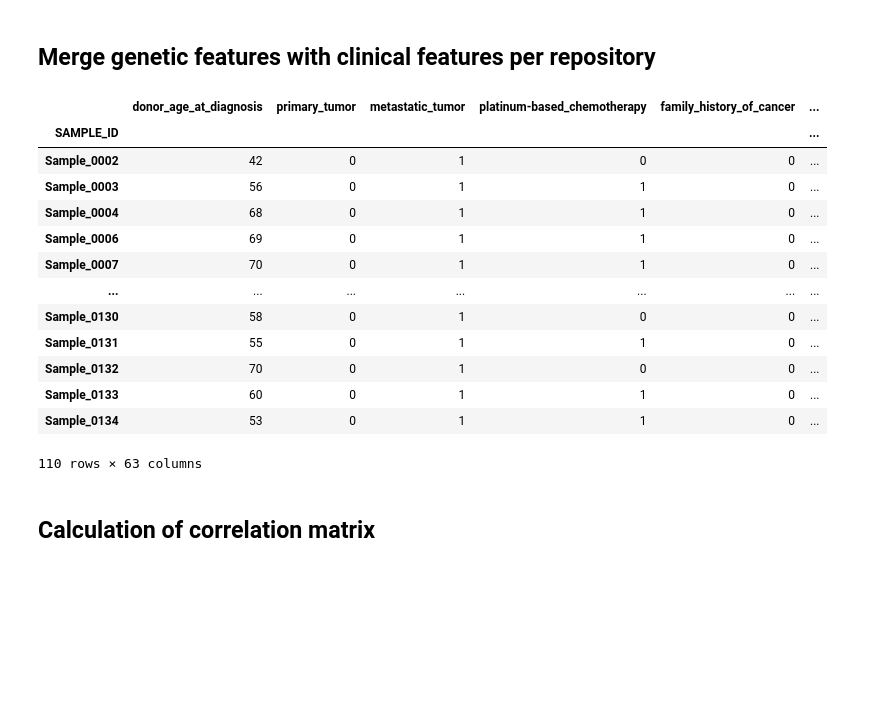
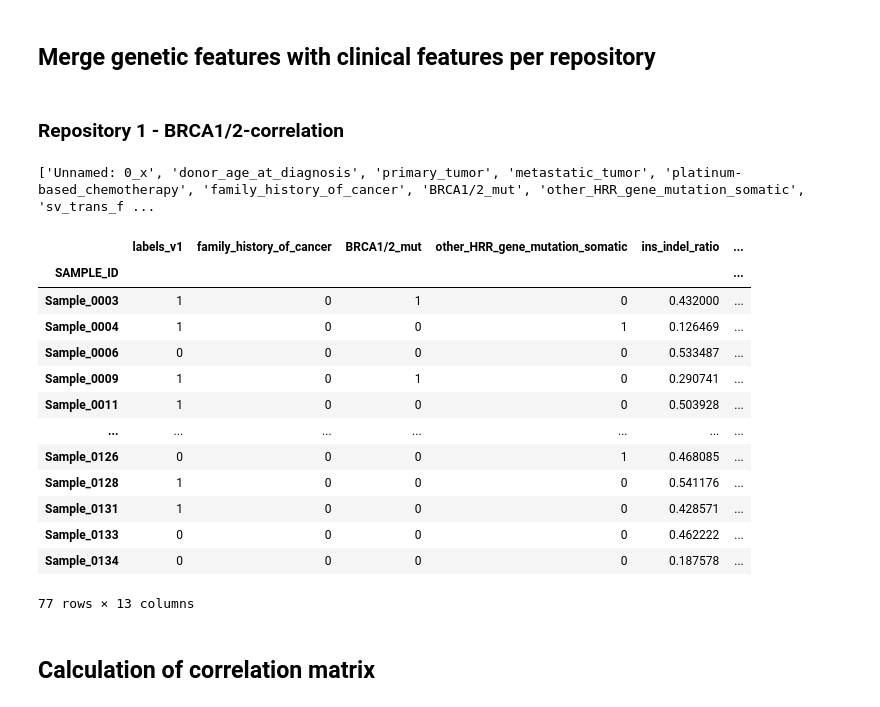
Before and after one commit to KlaudiaPacewicz/Final_project_Python_ed1_2023_2024_Warsaw_ALK, a Jupyter notebook: features_exploration/Features exploration.ipynb, the cells around one changed output. Cells and saved outputs as stored; diff of their text form; code cells hidden in the pictures; blank space fills up the shorter version.

Commit message:
features correlation update

```diff
--- a/features_exploration/Features exploration.ipynb
+++ b/features_exploration/Features exploration.ipynb
@@ -5,32 +5,39 @@ import seaborn as sns
 import matplotlib.pyplot as plt
 # %% [markdown]
 ## Merge genetic features with clinical features per repository
+# %% [markdown]
+### Repository 1 - BRCA1/2-correlation
 # %%
 clinical_features_r1 = pd.read_csv('./../clinical_features/Repository1_clinical_features.csv')
 genetic_features_r1 = pd.read_csv('./../models/model_logistic_regression_v4/manually_selected_features_frac.csv')
+labels_v1 = pd.read_csv('./../labels/labels_v1/labels_v1.csv')
 
-all_features_r1 = pd.merge(clinical_features_r1, genetic_features_r1, on='SAMPLE_ID', how='inner')
-all_features_r1 = all_features_r1.drop(columns='Unnamed: 0', axis='columns')
+
+all_features_r1 = pd.merge(clinical_features_r1, genetic_features_r1, on='SAMPLE_ID', how='inner').merge(labels_v1, on='SAMPLE_ID', how='inner')
 all_features_r1 = all_features_r1.set_index('SAMPLE_ID', inplace=False)
 
 
 all_features_r1 = all_features_r1[all_features_r1['platinum-based_chemotherapy'] != 'use_as_blind_test']
-all_features_r1
+print(list(all_features_r1))
+
+BRCA_corr = all_features_r1[['labels_v1', 'family_history_of_cancer', 'BRCA1/2_mut', 'other_HRR_gene_mutation_somatic', 'ins_indel_ratio', 'del_indel_ratio', 'indel_DEL_mh', 'indel_DEL_noMHstatus', 'indel_DEL_rep', 'frac_sv_dup_30000+','frac_sv_del_100000+', 'frac_sv_dup_0_30000', 'frac_sv_del_0_100000']]
+BRCA_corr
 # %% [output]
+['Unnamed: 0_x', 'donor_age_at_diagnosis', 'primary_tumor', 'metastatic_tumor', 'platinum-based_chemotherapy', 'family_history_of_cancer', 'BRCA1/2_mut', 'other_HRR_gene_mutation_somatic', 'sv_trans_f ...
-|  | donor_age_at_diagnosis | primary_tumor | metastatic_tumor | platinum-based_chemotherapy | family_history_of_cancer | ... |
+|  | labels_v1 | family_history_of_cancer | BRCA1/2_mut | other_HRR_gene_mutation_somatic | ins_indel_ratio | ... |
 | SAMPLE_ID |  |  |  |  |  | ... |
-| Sample_0002 | 42 | 0 | 1 | 0 | 0 | ... |
-| Sample_0003 | 56 | 0 | 1 | 1 | 0 | ... |
-| Sample_0004 | 68 | 0 | 1 | 1 | 0 | ... |
-| Sample_0006 | 69 | 0 | 1 | 1 | 0 | ... |
-| Sample_0007 | 70 | 0 | 1 | 1 | 0 | ... |
+| Sample_0003 | 1 | 0 | 1 | 0 | 0.432000 | ... |
+| Sample_0004 | 1 | 0 | 0 | 1 | 0.126469 | ... |
+| Sample_0006 | 0 | 0 | 0 | 0 | 0.533487 | ... |
+| Sample_0009 | 1 | 0 | 1 | 0 | 0.290741 | ... |
+| Sample_0011 | 1 | 0 | 0 | 0 | 0.503928 | ... |
 | ... | ... | ... | ... | ... | ... | ... |
-| Sample_0130 | 58 | 0 | 1 | 0 | 0 | ... |
-| Sample_0131 | 55 | 0 | 1 | 1 | 0 | ... |
-| Sample_0132 | 70 | 0 | 1 | 0 | 0 | ... |
-| Sample_0133 | 60 | 0 | 1 | 1 | 0 | ... |
-| Sample_0134 | 53 | 0 | 1 | 1 | 0 | ... |
+| Sample_0126 | 0 | 0 | 0 | 1 | 0.468085 | ... |
+| Sample_0128 | 1 | 0 | 0 | 0 | 0.541176 | ... |
+| Sample_0131 | 1 | 0 | 0 | 0 | 0.428571 | ... |
+| Sample_0133 | 0 | 0 | 0 | 0 | 0.462222 | ... |
+| Sample_0134 | 0 | 0 | 0 | 0 | 0.187578 | ... |
-110 rows × 63 columns
+77 rows × 13 columns
 # %% [markdown]
 ## Calculation of correlation matrix
 # %%
```
Also changed, not shown: parts of 13 cells of this notebook, 1 other file.
